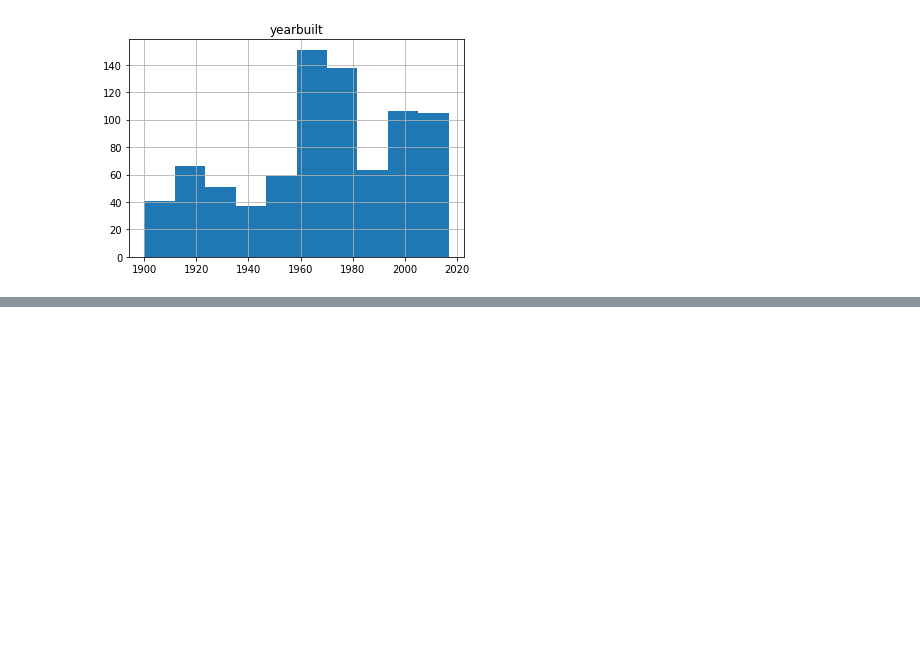
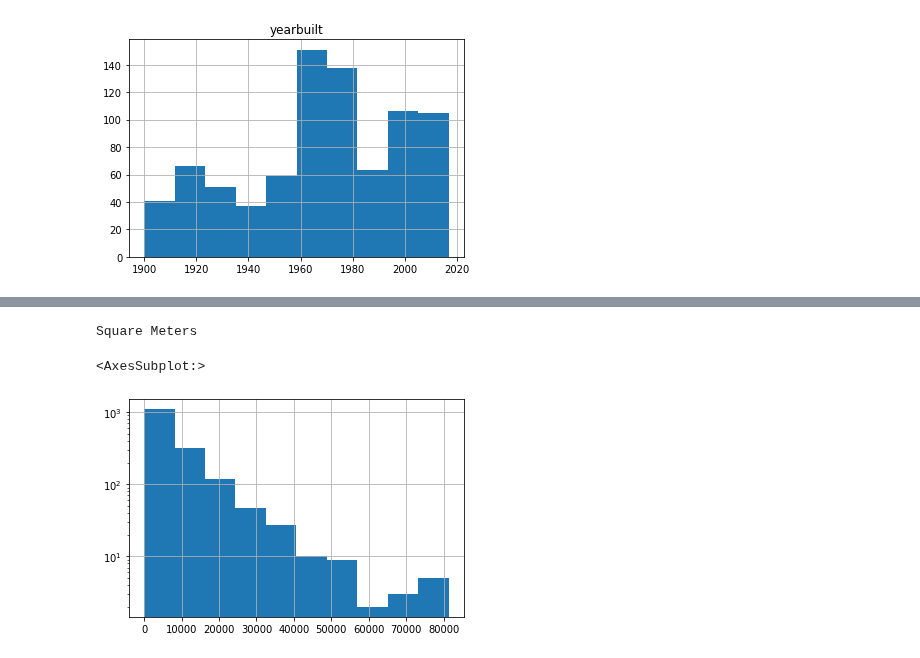
Before and after one commit to ShepherdCode/BuildingEnergy, a Jupyter notebook: Metadata_100.ipynb, the cells around one changed output, grey strips where cells are left out. Saved outputs shown, nothing was run; the diff lists cells and outputs as text; code cells hidden in the pictures; blank space fills up the shorter version.

```diff
--- a/Metadata_100.ipynb
+++ b/Metadata_100.ipynb
@@ -310,0 +402,7 @@ array([[<AxesSubplot:title={'center':'yearbuilt'}>]], dtype=object)
+# %%
+print("Square Meters")
+meta_df.sqm.hist(log=True)
+# %% [output]
+Square Meters
+<AxesSubplot:>
+[figure, added]
```
Also changed, not shown: parts of 10 cells of this notebook, 3 other files.
